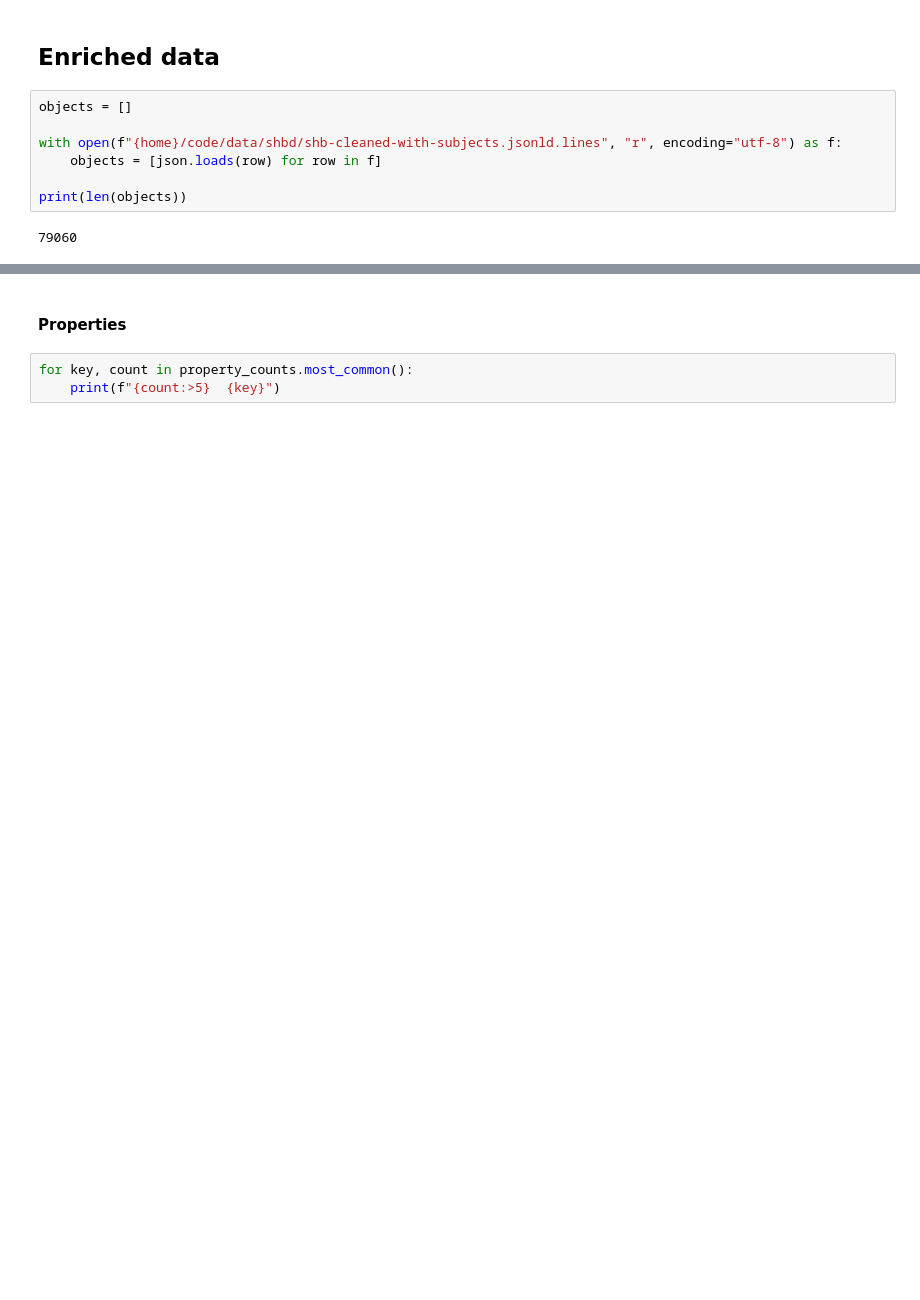
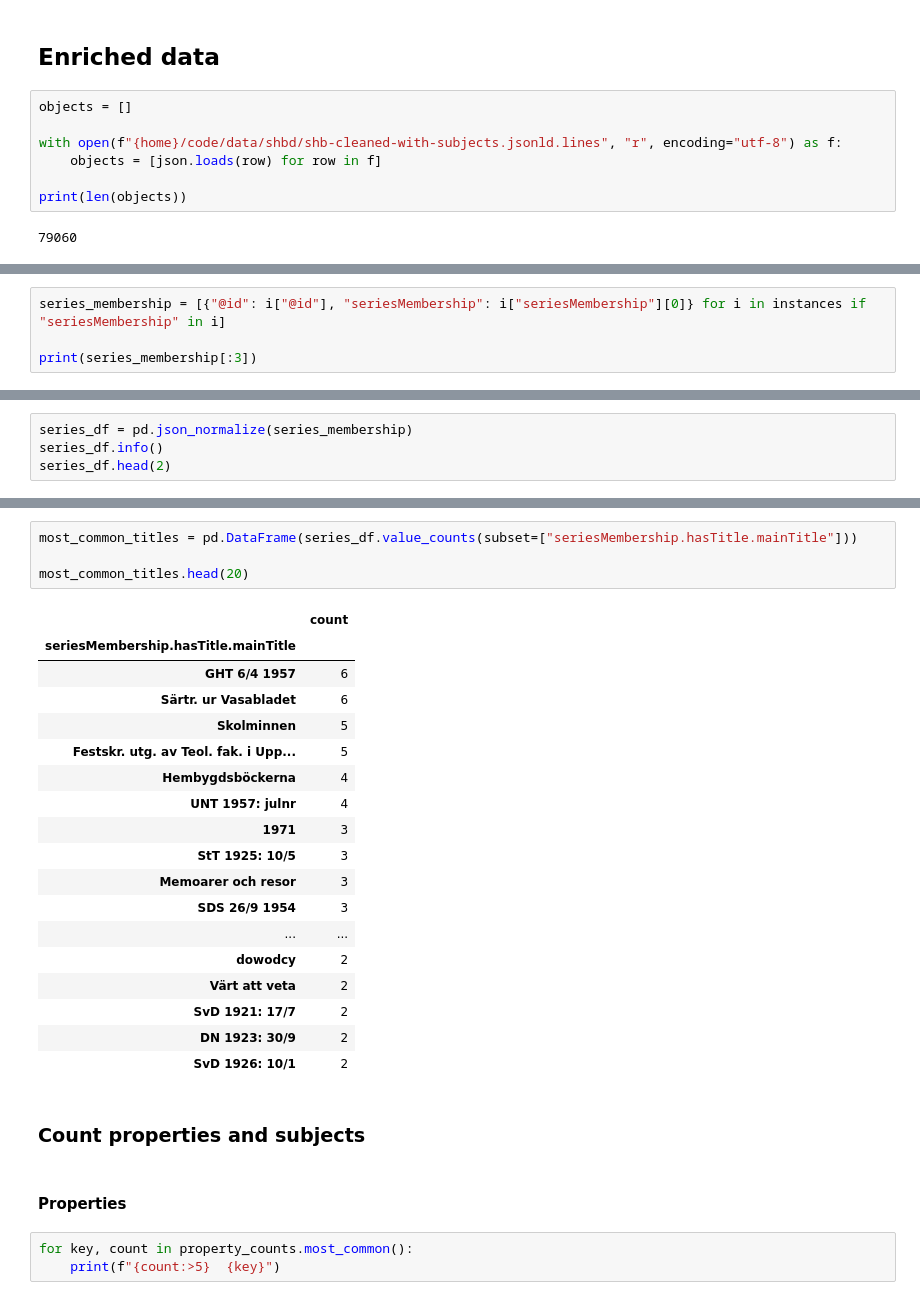
Before and after one commit to libris/librisxl, a Jupyter notebook: whelktool/scripts/dataimports/shb/analyze_shb.ipynb, the cells around one changed output, grey strips where cells are left out. Cells and saved outputs as stored; diff of their text form; blank space fills up the shorter version.

Commit message:
Analyze what ends up in series membership

```diff
--- a/whelktool/scripts/dataimports/shb/analyze_shb.ipynb
+++ b/whelktool/scripts/dataimports/shb/analyze_shb.ipynb
@@ -171,0 +209,4 @@ for object in objects[:3]:
+# %%
+series_membership = [{"@id": i["@id"], "seriesMembership": i["seriesMembership"][0]} for i in instances if "seriesMembership" in i]
+
+print(series_membership[:3])
@@ -171,0 +215,4 @@ for object in objects[:3]:
+# %%
+series_df = pd.json_normalize(series_membership)
+series_df.info()
+series_df.head(2)
@@ -172,3 +239,28 @@ for object in objects[:3]:
+# %%
+most_common_titles = pd.DataFrame(series_df.value_counts(subset=["seriesMembership.hasTitle.mainTitle"]))
+
+most_common_titles.head(20)
+# %% [output]
+|  | count |
+| seriesMembership.hasTitle.mainTitle |  |
+| GHT 6/4 1957 | 6 |
+| Särtr. ur Vasabladet | 6 |
+| Skolminnen | 5 |
+| Festskr. utg. av Teol. fak. i Upp... | 5 |
+| Hembygdsböckerna | 4 |
+| UNT 1957: julnr | 4 |
+| 1971 | 3 |
+| StT 1925: 10/5 | 3 |
+| Memoarer och resor | 3 |
+| SDS 26/9 1954 | 3 |
+| ... | ... |
+| dowodcy | 2 |
+| Värt att veta | 2 |
+| SvD 1921: 17/7 | 2 |
+| DN 1923: 30/9 | 2 |
+| SvD 1926: 10/1 | 2 |
+# %% [markdown]
+### Count properties and subjects
 # %% [markdown]
 #### Properties
 # %%
```
Also changed, not shown: parts of 8 cells of this notebook.
